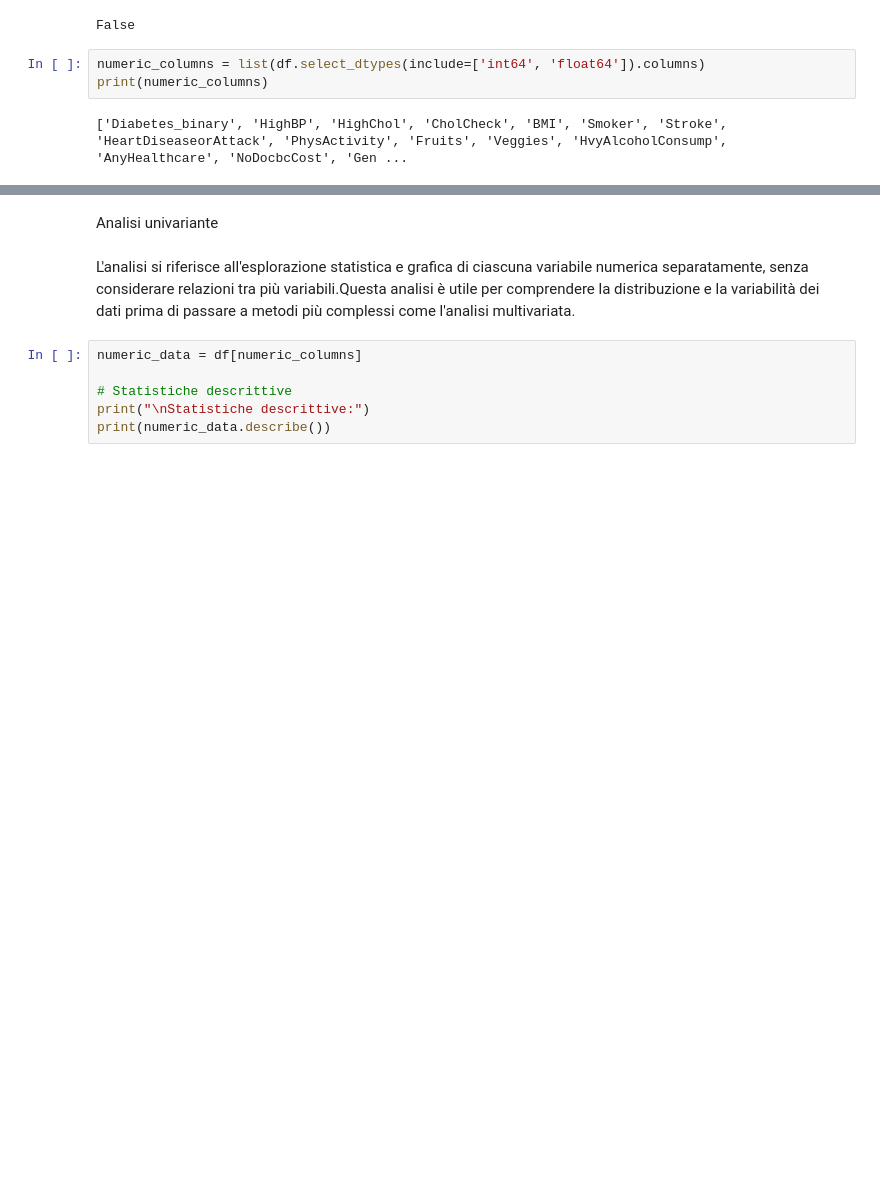
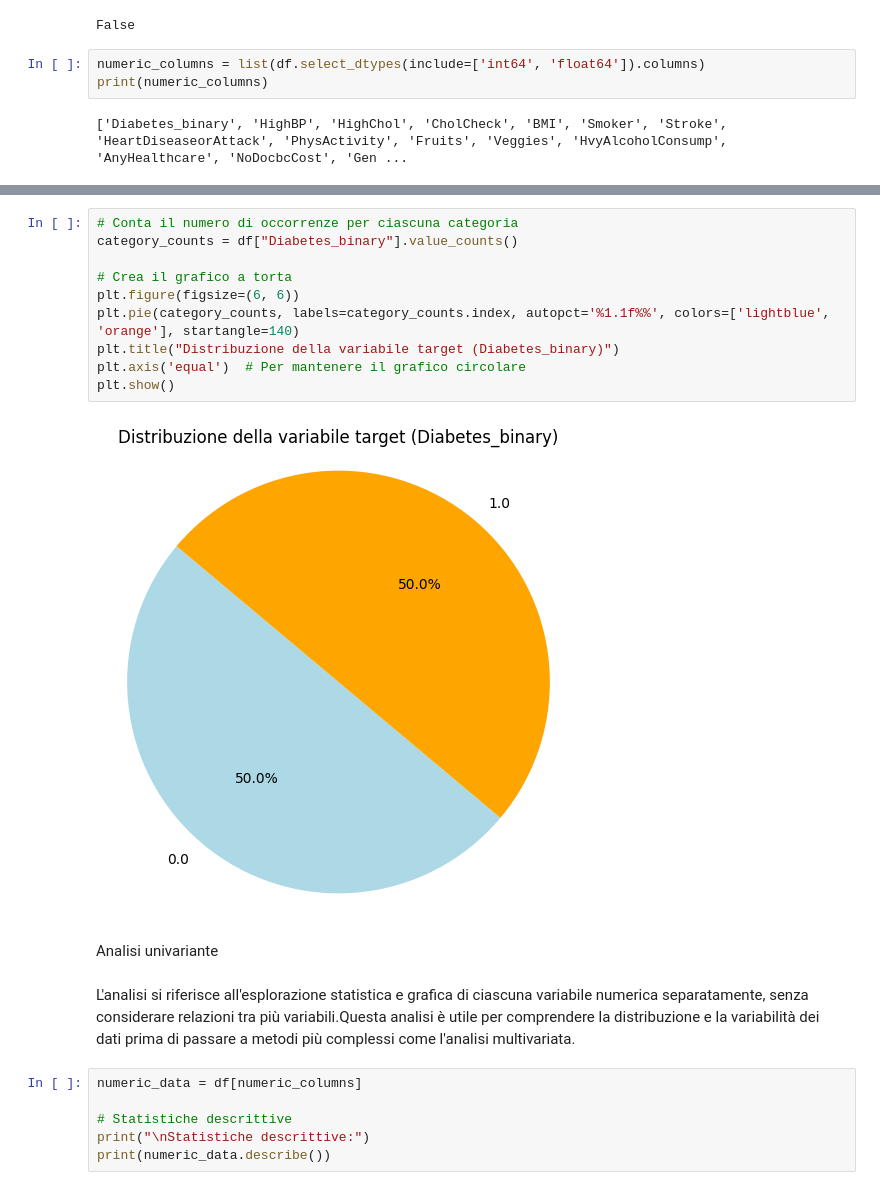
Before and after one commit to NIKFIORE/Progetto-Machine-Learning, a Jupyter notebook: Progetto.ipynb, the cells around one changed output, grey strips where cells are left out. Saved outputs shown, nothing was run; the diff lists cells and outputs as text; blank space fills up the shorter version.

Commit message:
add pie chart, in the "exploratory analysis" section

```diff
--- a/Progetto.ipynb
+++ b/Progetto.ipynb
@@ -86,3 +95,15 @@ ANALISI DEL DATASET
+# %%
+# Conta il numero di occorrenze per ciascuna categoria
+category_counts = df["Diabetes_binary"].value_counts()
+
+# Crea il grafico a torta
+plt.figure(figsize=(6, 6))
+plt.pie(category_counts, labels=category_counts.index, autopct='%1.1f%%', colors=['lightblue', 'orange'], startangle=140)
+plt.title("Distribuzione della variabile target (Diabetes_binary)")
+plt.axis('equal')  # Per mantenere il grafico circolare
+plt.show()
+# %% [output]
+[figure, added]
 # %% [markdown]
 Analisi univariante
 # %% [markdown]
```
Also changed, not shown: parts of 11 cells of this notebook.
